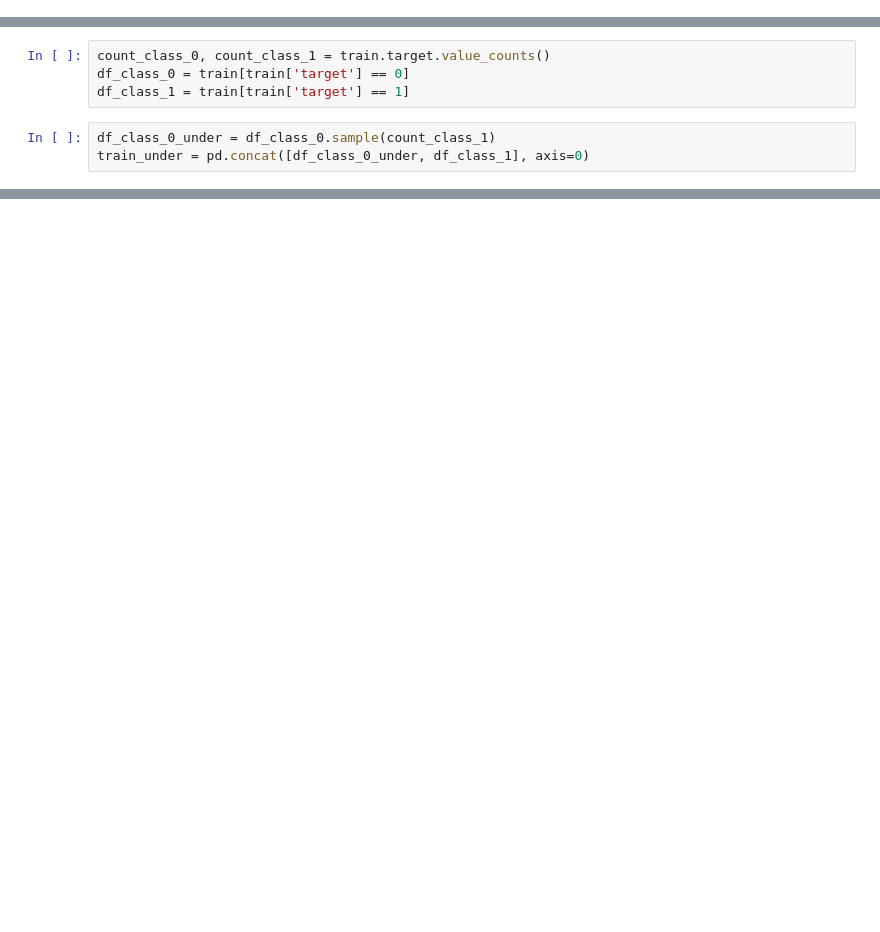
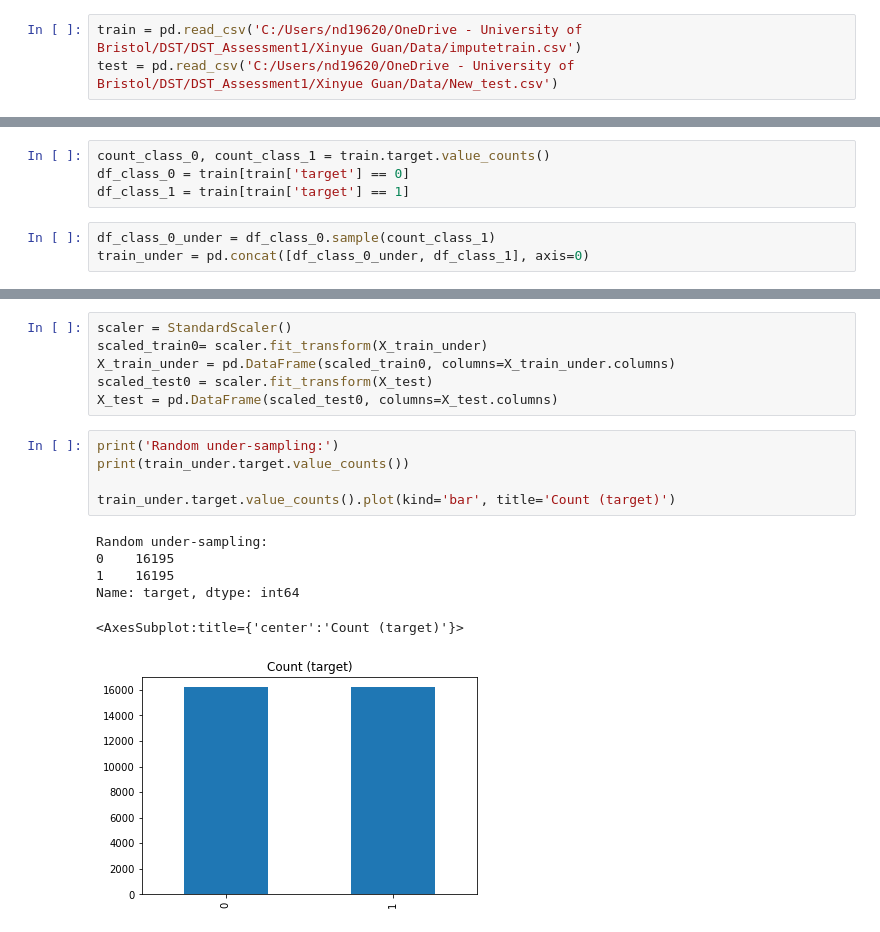
Before and after one commit to TBlainUoB/DST_Assessment1, a Jupyter notebook: Report/05-kNN Model.ipynb, the cells around one changed output, grey strips where cells are left out. Drawn from its saved outputs; the diff is of its cells as text; blank space fills up the shorter version.

```diff
--- a/Report/05-kNN Model.ipynb
+++ b/Report/05-kNN Model.ipynb
@@ -96 +107,4 @@ scores5 = cross_val_score(knn_model5, X_train, y_train1, scoring='roc_auc', cv=c
 After experimenting wiht
+# %%
+train = pd.read_csv('C:/Users/nd19620/OneDrive - University of Bristol/DST/DST_Assessment1/Xinyue Guan/Data/imputetrain.csv')
+test = pd.read_csv('C:/Users/nd19620/OneDrive - University of Bristol/DST/DST_Assessment1/Xinyue Guan/Data/New_test.csv')
@@ -103,0 +140,18 @@ train_under = pd.concat([df_class_0_under, df_class_1], axis=0)
+# %%
+scaler = StandardScaler()
+scaled_train0= scaler.fit_transform(X_train_under)
+X_train_under = pd.DataFrame(scaled_train0, columns=X_train_under.columns)
+scaled_test0 = scaler.fit_transform(X_test)
+X_test = pd.DataFrame(scaled_test0, columns=X_test.columns)
+# %%
+print('Random under-sampling:')
+print(train_under.target.value_counts())
+
+train_under.target.value_counts().plot(kind='bar', title='Count (target)')
+# %% [output]
+Random under-sampling:
+0    16195
+1    16195
+Name: target, dtype: int64
+<AxesSubplot:title={'center':'Count (target)'}>
+[figure, added]
```
Also changed, not shown: parts of 31 cells of this notebook, 4 other files.
